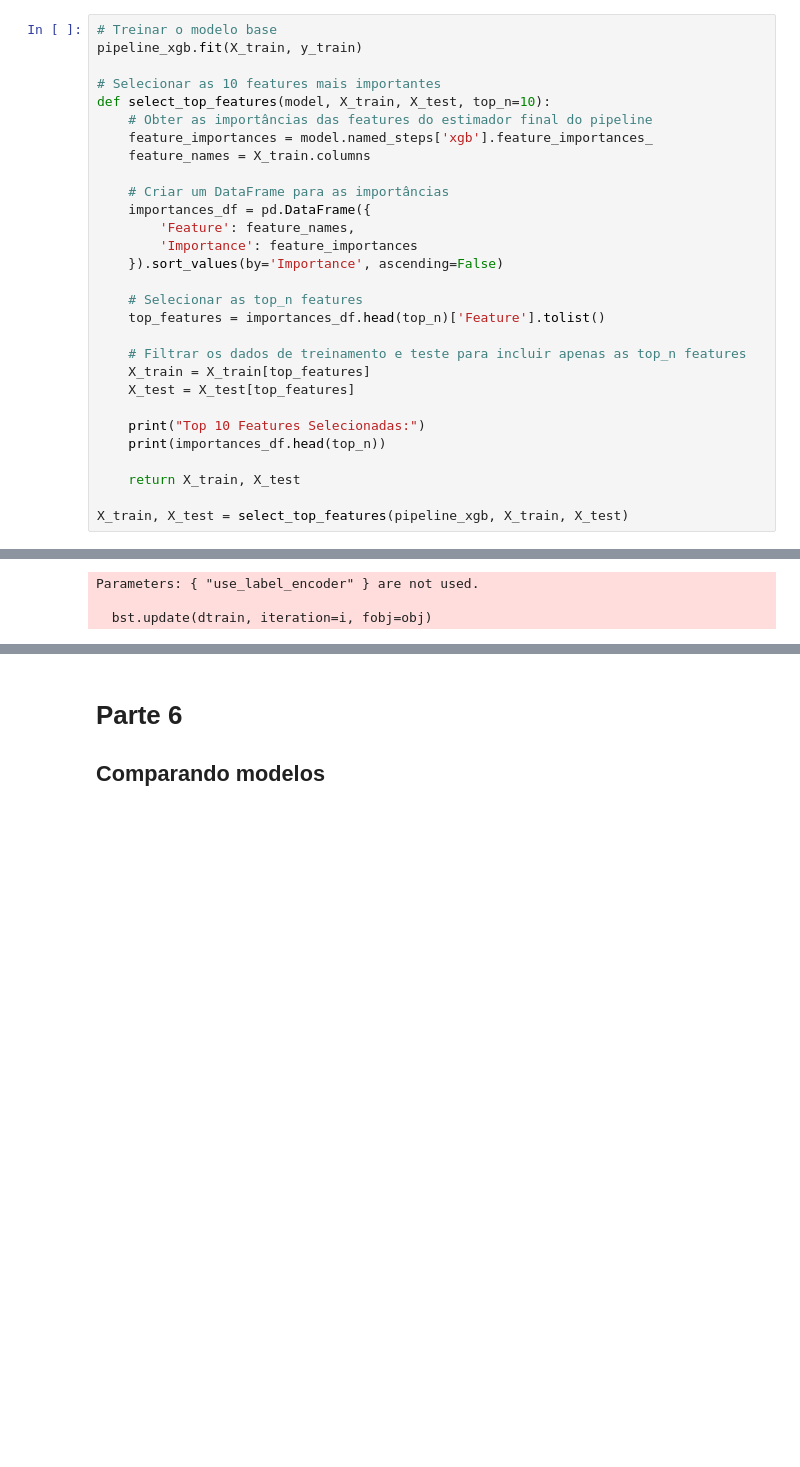
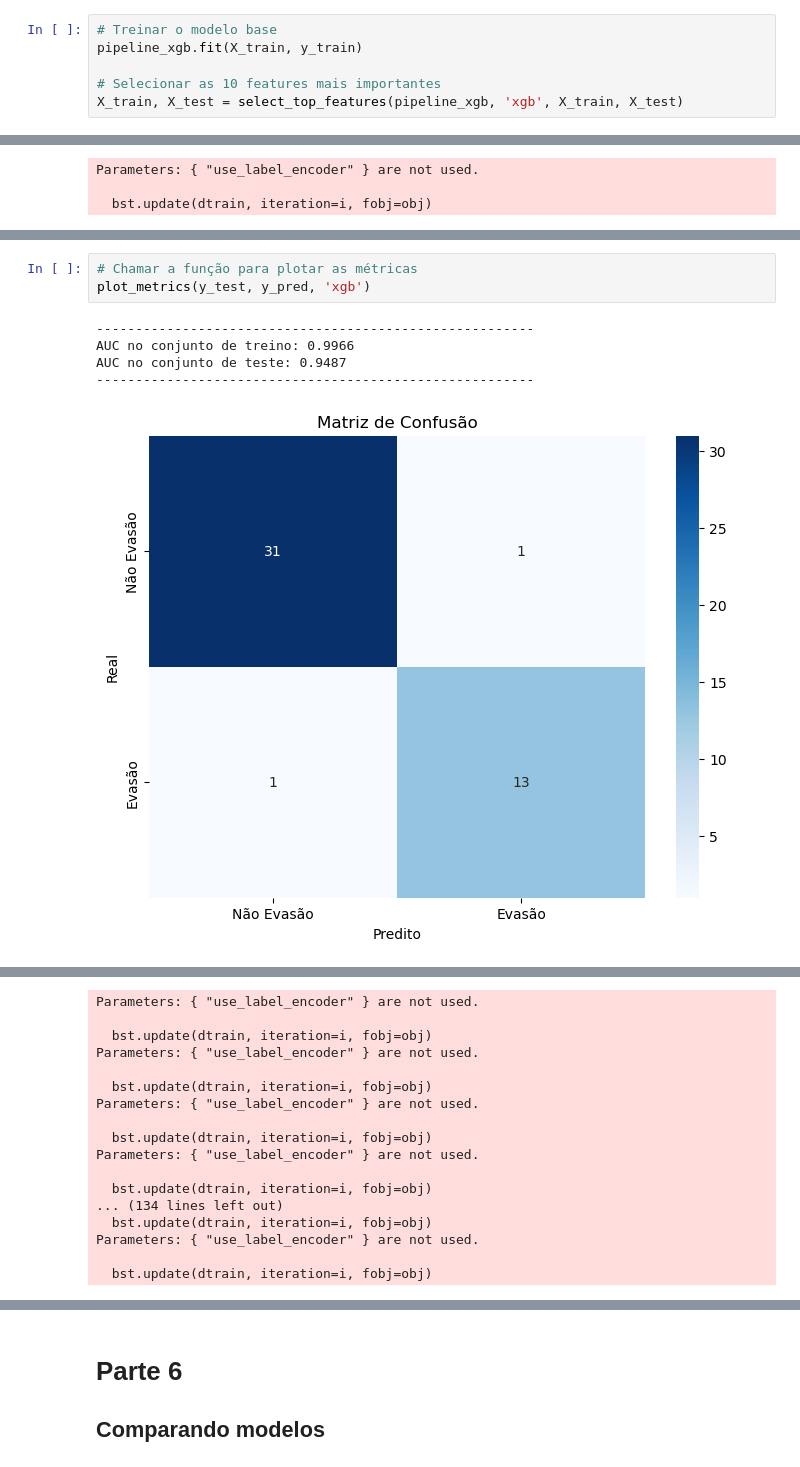
Before and after one commit to zGUiWF/projeto-ia, a Jupyter notebook: finalNotebook.ipynb, the cells around one changed output, grey strips where cells are left out. Drawn from its saved outputs; the diff is of its cells as text; blank space fills up the shorter version.

```diff
--- a/finalNotebook.ipynb
+++ b/finalNotebook.ipynb
@@ -607,30 +654,7 @@ pipeline_xgb = Pipeline([
 pipeline_xgb.fit(X_train, y_train)
 
 # Selecionar as 10 features mais importantes
-def select_top_features(model, X_train, X_test, top_n=10):
-    # Obter as importâncias das features do estimador final do pipeline
-    feature_importances = model.named_steps['xgb'].feature_importances_
-    feature_names = X_train.columns
-
-    # Criar um DataFrame para as importâncias
-    importances_df = pd.DataFrame({
-        'Feature': feature_names,
-        'Importance': feature_importances
-    }).sort_values(by='Importance', ascending=False)
-
-    # Selecionar as top_n features
-    top_features = importances_df.head(top_n)['Feature'].tolist()
-
-    # Filtrar os dados de treinamento e teste para incluir apenas as top_n features
-    X_train = X_train[top_features]
-    X_test = X_test[top_features]
-
-    print("Top 10 Features Selecionadas:")
-    print(importances_df.head(top_n))
-
-    return X_train, X_test
-
-X_train, X_test = select_top_features(pipeline_xgb, X_train, X_test)
+X_train, X_test = select_top_features(pipeline_xgb, 'xgb', X_train, X_test)
 # %% [output]
 Top 10 Features Selecionadas:
                          Feature  Importance
@@ -850,0 +764,9 @@ Parameters: { "use_label_encoder" } are not used.
+# %%
+# Chamar a função para plotar as métricas
+plot_metrics(y_test, y_pred, 'xgb')
+# %% [output]
+--------------------------------------------------------
+AUC no conjunto de treino: 0.9966
+AUC no conjunto de teste: 0.9487
+--------------------------------------------------------
+[figure, added]
@@ -850,0 +775,17 @@ Parameters: { "use_label_encoder" } are not used.
+Parameters: { "use_label_encoder" } are not used.
+
+  bst.update(dtrain, iteration=i, fobj=obj)
+Parameters: { "use_label_encoder" } are not used.
+
+  bst.update(dtrain, iteration=i, fobj=obj)
+Parameters: { "use_label_encoder" } are not used.
+
+  bst.update(dtrain, iteration=i, fobj=obj)
+Parameters: { "use_label_encoder" } are not used.
+
+  bst.update(dtrain, iteration=i, fobj=obj)
+... (134 lines left out)
+  bst.update(dtrain, iteration=i, fobj=obj)
+Parameters: { "use_label_encoder" } are not used.
+
+  bst.update(dtrain, iteration=i, fobj=obj)
```
Also changed, not shown: parts of 41 cells of this notebook, 5 other files.
